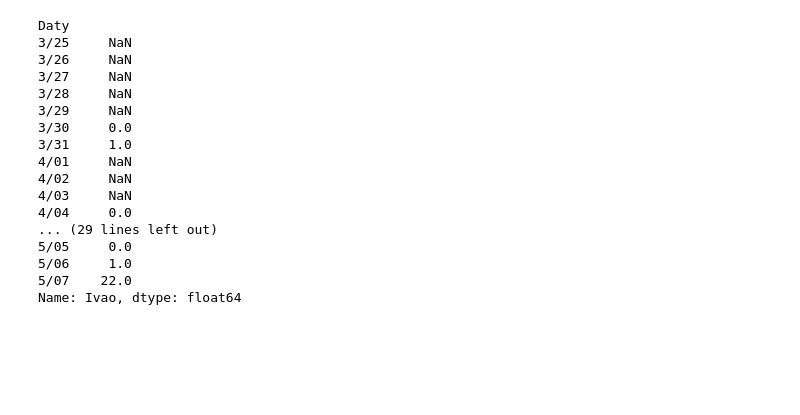
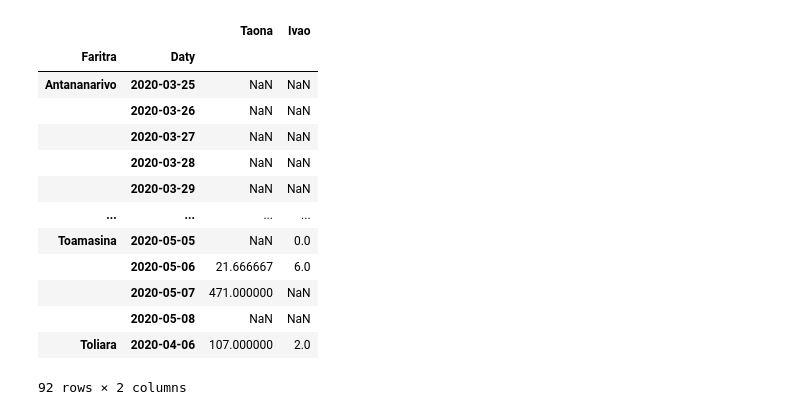
Before and after one commit to herysedra/covid19-mankaiza-clone, a Jupyter notebook: stats/Fampita_mdg_ke.ipynb, the cells around one changed output. Saved outputs shown, nothing was run; the diff lists cells and outputs as text; code cells hidden in the pictures; blank space fills up the shorter version.

```diff
--- a/stats/Fampita_mdg_ke.ipynb
+++ b/stats/Fampita_mdg_ke.ipynb
@@ -126,33 +120,20 @@ Antanab
-# %%
-databefardat = mdg_databe.groupby(['Faritra', 'Daty'])
-g = databefardat.apply(lambda er: er.sum(min_count=1) )
-f = databefardat.sum(min_count=1)
-
-f.loc['Antananarivo','Ivao']
-
-# lay min_count = 1 no mikajy ny sum(nan) = nan.
-# databefardat.get_group('Antananarivo') tsy mety
-#g.loc['Antananarivo', 'Ivao'] tsy mety
-
-#antana.plot(marker ="+",ls = 'None', color='black')
-#dfd = np.array(antana)
-#print(antana)
-#print(dfd)
-# %% [output]
-Daty
-3/25     NaN
-3/26     NaN
-3/27     NaN
-3/28     NaN
-3/29     NaN
-3/30     0.0
-3/31     1.0
-4/01     NaN
-4/02     NaN
-4/03     NaN
-4/04     0.0
-... (29 lines left out)
-5/05     0.0
-5/06     1.0
-5/07    22.0
-Name: Ivao, dtype: float64
+# %%
+mdgfardat = mdg_databe.groupby(['Faritra', 'Daty'])
+# mdgfardat fotsiny dia manome type(mdgfardat)
+mdgfd = mdgfardat.sum(min_count=1)
+mdgfd
+# %% [output]
+|  |  | Taona | Ivao |
+| Faritra | Daty |  |  |
+| Antananarivo | 2020-03-25 | NaN | NaN |
+|  | 2020-03-26 | NaN | NaN |
+|  | 2020-03-27 | NaN | NaN |
+|  | 2020-03-28 | NaN | NaN |
+|  | 2020-03-29 | NaN | NaN |
+| ... | ... | ... | ... |
+| Toamasina | 2020-05-05 | NaN | 0.0 |
+|  | 2020-05-06 | 21.666667 | 6.0 |
+|  | 2020-05-07 | 471.000000 | NaN |
+|  | 2020-05-08 | NaN | NaN |
+| Toliara | 2020-04-06 | 107.000000 | 2.0 |
+92 rows × 2 columns
```
Also changed, not shown: parts of 19 cells of this notebook.
